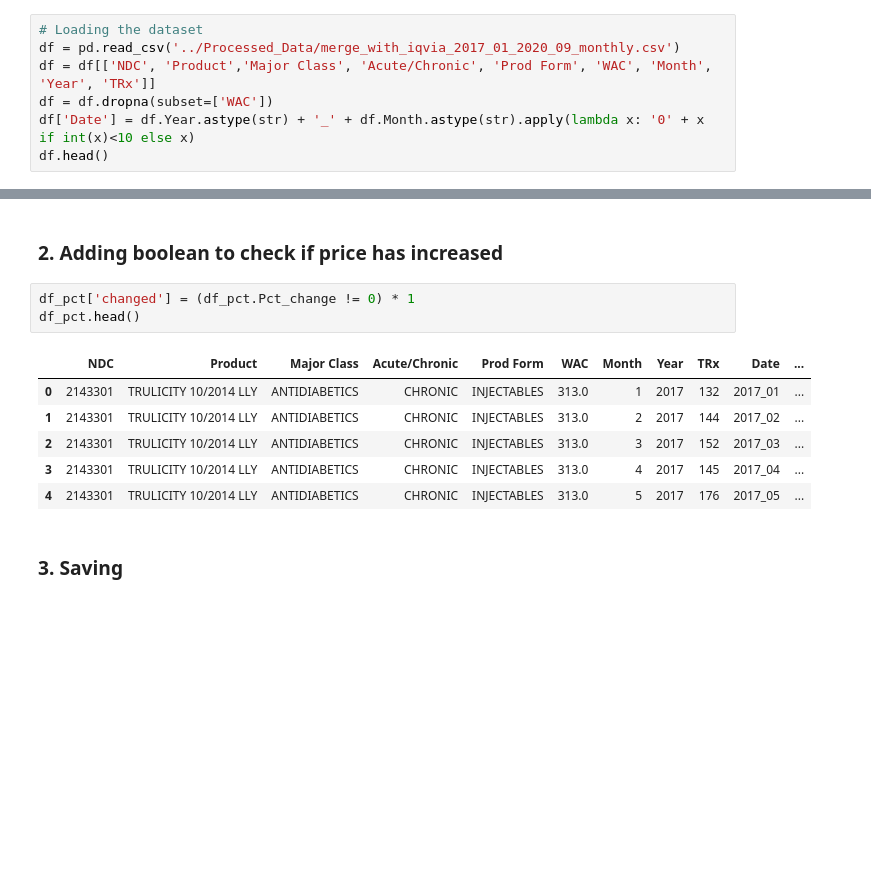
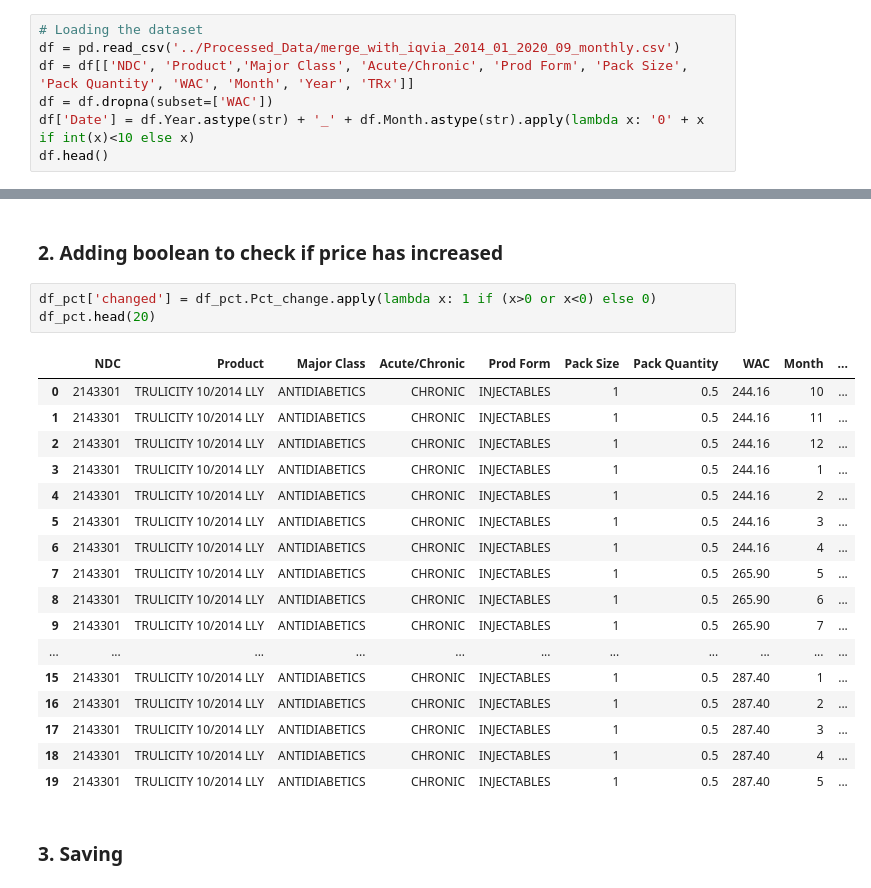
Before and after one commit to pauldoan/CBS_Nephron, a Jupyter notebook: Research/Price_changes.ipynb, the cells around one changed output, grey strips where cells are left out. Cells and saved outputs as stored; diff of their text form; blank space fills up the shorter version.

```diff
--- a/Research/Price_changes.ipynb
+++ b/Research/Price_changes.ipynb
@@ -18,8 +18,8 @@ from tqdm import tqdm
 ### Loading Data
 # %%
 # Loading the dataset
-df = pd.read_csv('../Processed_Data/merge_with_iqvia_2017_01_2020_09_monthly.csv')
-df = df[['NDC', 'Product','Major Class', 'Acute/Chronic', 'Prod Form', 'WAC', 'Month', 'Year', 'TRx']]
+df = pd.read_csv('../Processed_Data/merge_with_iqvia_2014_01_2020_09_monthly.csv')
+df = df[['NDC', 'Product','Major Class', 'Acute/Chronic', 'Prod Form', 'Pack Size', 'Pack Quantity', 'WAC', 'Month', 'Year', 'TRx']]
 df = df.dropna(subset=['WAC'])
 df['Date'] = df.Year.astype(str) + '_' + df.Month.astype(str).apply(lambda x: '0' + x if int(x)<10 else x)
 df.head()
@@ -72,15 +68,26 @@ Shape:  (146180, 11)
 # %% [markdown]
 ### 2. Adding boolean to check if price has increased
 # %%
-df_pct['changed'] = (df_pct.Pct_change != 0) * 1
-df_pct.head()
+df_pct['changed'] = df_pct.Pct_change.apply(lambda x: 1 if (x>0 or x<0) else 0)
+df_pct.head(20)
 # %% [output]
-|  | NDC | Product | Major Class | Acute/Chronic | Prod Form | WAC | Month | Year | TRx | Date | ... |
-| 0 | 2143301 | TRULICITY 10/2014 LLY | ANTIDIABETICS | CHRONIC | INJECTABLES | 313.0 | 1 | 2017 | 132 | 2017_01 | ... |
-| 1 | 2143301 | TRULICITY 10/2014 LLY | ANTIDIABETICS | CHRONIC | INJECTABLES | 313.0 | 2 | 2017 | 144 | 2017_02 | ... |
-| 2 | 2143301 | TRULICITY 10/2014 LLY | ANTIDIABETICS | CHRONIC | INJECTABLES | 313.0 | 3 | 2017 | 152 | 2017_03 | ... |
-| 3 | 2143301 | TRULICITY 10/2014 LLY | ANTIDIABETICS | CHRONIC | INJECTABLES | 313.0 | 4 | 2017 | 145 | 2017_04 | ... |
-| 4 | 2143301 | TRULICITY 10/2014 LLY | ANTIDIABETICS | CHRONIC | INJECTABLES | 313.0 | 5 | 2017 | 176 | 2017_05 | ... |
+|  | NDC | Product | Major Class | Acute/Chronic | Prod Form | Pack Size | Pack Quantity | WAC | Month | ... |
+| 0 | 2143301 | TRULICITY 10/2014 LLY | ANTIDIABETICS | CHRONIC | INJECTABLES | 1 | 0.5 | 244.16 | 10 | ... |
+| 1 | 2143301 | TRULICITY 10/2014 LLY | ANTIDIABETICS | CHRONIC | INJECTABLES | 1 | 0.5 | 244.16 | 11 | ... |
+| 2 | 2143301 | TRULICITY 10/2014 LLY | ANTIDIABETICS | CHRONIC | INJECTABLES | 1 | 0.5 | 244.16 | 12 | ... |
+| 3 | 2143301 | TRULICITY 10/2014 LLY | ANTIDIABETICS | CHRONIC | INJECTABLES | 1 | 0.5 | 244.16 | 1 | ... |
+| 4 | 2143301 | TRULICITY 10/2014 LLY | ANTIDIABETICS | CHRONIC | INJECTABLES | 1 | 0.5 | 244.16 | 2 | ... |
+| 5 | 2143301 | TRULICITY 10/2014 LLY | ANTIDIABETICS | CHRONIC | INJECTABLES | 1 | 0.5 | 244.16 | 3 | ... |
+| 6 | 2143301 | TRULICITY 10/2014 LLY | ANTIDIABETICS | CHRONIC | INJECTABLES | 1 | 0.5 | 244.16 | 4 | ... |
+| 7 | 2143301 | TRULICITY 10/2014 LLY | ANTIDIABETICS | CHRONIC | INJECTABLES | 1 | 0.5 | 265.90 | 5 | ... |
+| 8 | 2143301 | TRULICITY 10/2014 LLY | ANTIDIABETICS | CHRONIC | INJECTABLES | 1 | 0.5 | 265.90 | 6 | ... |
+| 9 | 2143301 | TRULICITY 10/2014 LLY | ANTIDIABETICS | CHRONIC | INJECTABLES | 1 | 0.5 | 265.90 | 7 | ... |
+| ... | ... | ... | ... | ... | ... | ... | ... | ... | ... | ... |
+| 15 | 2143301 | TRULICITY 10/2014 LLY | ANTIDIABETICS | CHRONIC | INJECTABLES | 1 | 0.5 | 287.40 | 1 | ... |
+| 16 | 2143301 | TRULICITY 10/2014 LLY | ANTIDIABETICS | CHRONIC | INJECTABLES | 1 | 0.5 | 287.40 | 2 | ... |
+| 17 | 2143301 | TRULICITY 10/2014 LLY | ANTIDIABETICS | CHRONIC | INJECTABLES | 1 | 0.5 | 287.40 | 3 | ... |
+| 18 | 2143301 | TRULICITY 10/2014 LLY | ANTIDIABETICS | CHRONIC | INJECTABLES | 1 | 0.5 | 287.40 | 4 | ... |
+| 19 | 2143301 | TRULICITY 10/2014 LLY | ANTIDIABETICS | CHRONIC | INJECTABLES | 1 | 0.5 | 287.40 | 5 | ... |
 # %% [markdown]
 ### 3. Saving
 # %%
```
Also changed, not shown: parts of 4 cells of this notebook, 3 other files.
